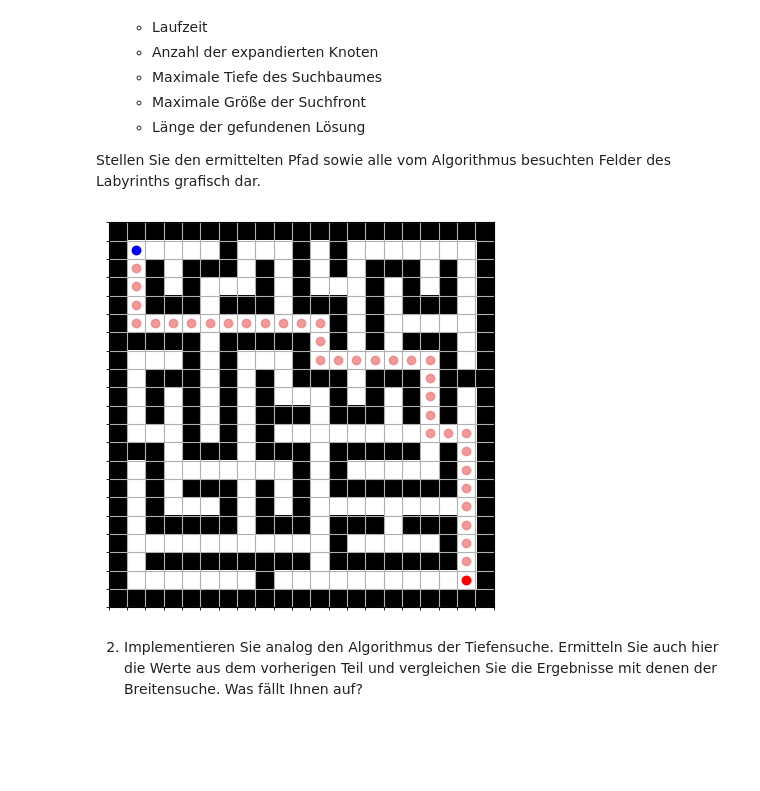
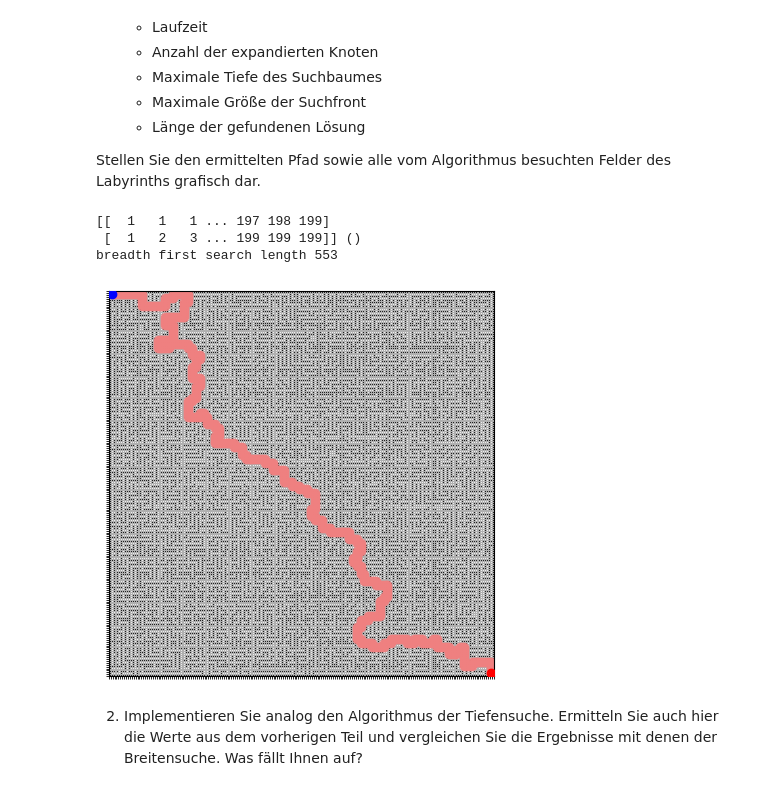
Before and after one commit to 2Batou4U/kuenstlicheIntelligenz, a Jupyter notebook: uebung_1/suchverfahren.ipynb, the cells around one changed output. Drawn from its saved outputs; the diff is of its cells as text; code cells hidden in the pictures; blank space fills up the shorter version.

```diff
--- a/uebung_1/suchverfahren.ipynb
+++ b/uebung_1/suchverfahren.ipynb
@@ -154,56 +152,60 @@ dar.
 # %%
 # implement search function here
 from __future__ import annotations
 import numpy as np
 from typing import Tuple
 import numpy.typing as npt
 
-def find_path_bfs(maze, start, goal) -> list[tuple] | None:
+def find_path_bfs(maze: Maze,
+                 start: Tuple[int, int],
+                 goal: Tuple[int, int]) -> Tuple[npt.NDArray, Tuple]:
+    """
+    Breadth First Search implementation for the Maze class.
+
+    :param maze: Maze object containing the elements used for the specific search.
+    :param start: Starting coordinates of the maze.
+    :param goal: Goal coordinates of the maze.
+    :return: An array of coordinates representing the solution path.
+    """
     visited: set = set()
 
     # Wir erstellen eine Startlösung mit einem Wert.
     queue: list[tuple[int, list]] = [(start, [start])]
-    optimal: list | None = None
 
+    # Während noch Elemente in der Queue sind.
     while queue:
-        (current, path) = queue.pop(0)
+        # FIFO Prinzip
+        (current_node, path_to) = queue.pop(0)
 
         # Sind wir am Ziel?
-        if current == goal:
-            if not optimal or len(path) < len(optimal):
-                optimal = path
-
-        # Wurde der Knoten schon besucht, dann gehen wir zur nächsten Iteration.
-        if current in visited:
-            continue
+        if current_node == goal:
+            return np.array(path_to).T, ()
 
         # Füge den Knoten zur Visited-Liste hinzu.
-        visited.add(current)
+        visited.add(current_node)
 
-        # Überprüfe alle Nachbarn auf mögliche Wege.
-        for neighbor in maze.get_neighbors(current):
-            # Ist der Nachbar noch nicht besucht, dann kann er vielleicht zum Ziel führen.
-            if neighbor not in visited:
-                # Path zwischenspeichern und in ein neues Objekt zur Queue hinzufügen.
-                new_path = list(path)
-                new_path.append(neighbor)
-                queue.append((neighbor, new_path))
+        # Überprüfe alle noch nicht besuchten Nachbarn.
+        for neighbor in maze.get_neighbors(coord=current_node, visited=visited):
 
-    return optimal
+            # Path zwischenspeichern und in ein neues Objekt zur Queue hinzufügen.
+            # Typecast darf NICHT entfernt werden, macht die Lösung kaputt. Nein, ich habe keine Ahnung warum.
+            new_path = list(path_to)
+            new_path.append(neighbor)
+            queue.append((neighbor, new_path))
 
-m = Maze.load_from_file("examples/labyrinth_20x20.maze")
-path = find_path_bfs(m, m.start, m.end)
+    raise Exception("Es konnte kein Weg zum Ziel gefunden werden.")
 
-convert_path = [[],[]]
-
-for coord in path:
-    convert_path[0].append(coord[0])
-    convert_path[1].append(coord[1])
-
+m = Maze.load_from_file("examples/labyrinth_200x200.maze")
+path, stats = find_path_bfs(m, m.start, m.end)
+print(path, stats)
+print("breadth first search length", len(path[0]))
 fig = m.plot()
-fig.gca().scatter(convert_path[1], convert_path[0], c='lightcoral', zorder=2, alpha=0.8)
+fig.gca().scatter(path[1], path[0], c='lightcoral', zorder=2, alpha=0.8)
 plt.show()
 # %% [output]
+[[  1   1   1 ... 197 198 199]
+ [  1   2   3 ... 199 199 199]] ()
+breadth first search length 553
-[figure, old version]
+[figure, new version]
 # %% [markdown]
 2. Implementieren Sie analog den Algorithmus der Tiefensuche. Ermitteln Sie auch hier die Werte aus dem vorherigen Teil und vergleichen Sie die Ergebnisse mit denen der Breitensuche. Was fällt Ihnen auf?
```
Also changed, not shown: parts of 7 cells of this notebook, 1 other file.
